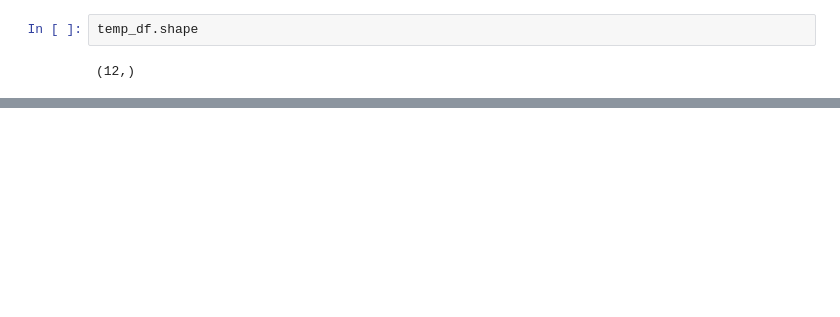
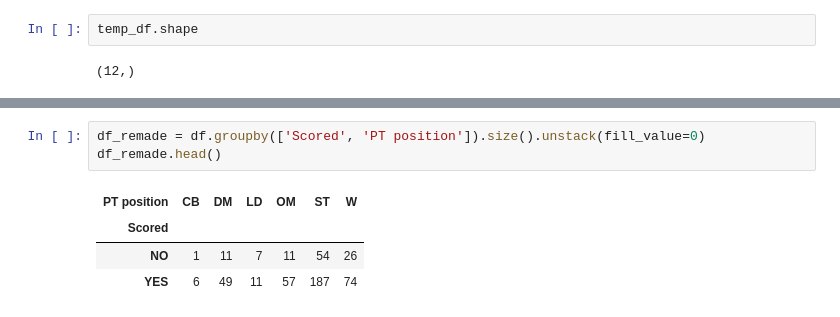
Before and after one commit to igor-kevin/Analise-Penaltis, a Jupyter notebook: penals.ipynb, the cells around one changed output, grey strips where cells are left out. Drawn from its saved outputs; the diff is of its cells as text; blank space fills up the shorter version.

```diff
--- a/penals.ipynb
+++ b/penals.ipynb
@@ -34,0 +82,8 @@ temp_df.shape
+# %%
+df_remade = df.groupby(['Scored', 'PT position']).size().unstack(fill_value=0)
+df_remade.head()
+# %% [output]
+| PT position | CB | DM | LD | OM | ST | W |
+| Scored |  |  |  |  |  |  |
+| NO | 1 | 11 | 7 | 11 | 54 | 26 |
+| YES | 6 | 49 | 11 | 57 | 187 | 74 |
```
Also changed, not shown: parts of 7 cells of this notebook.
